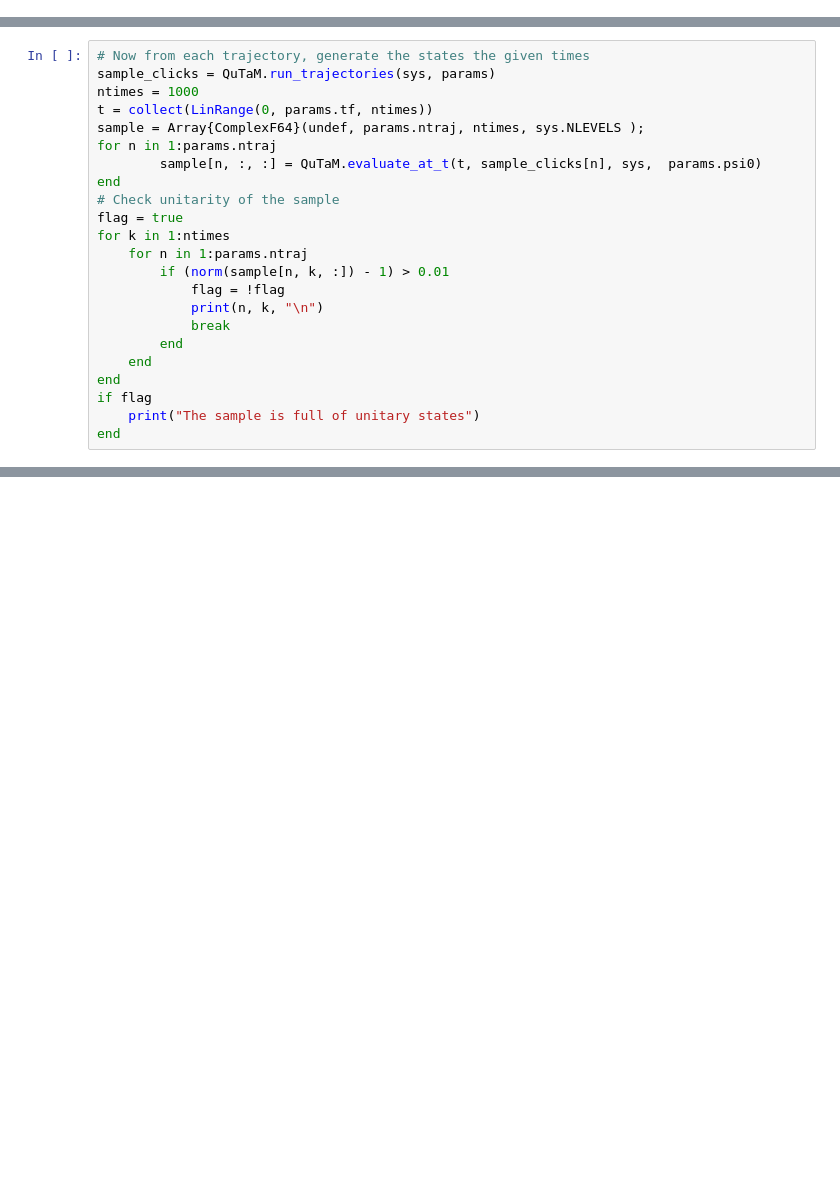
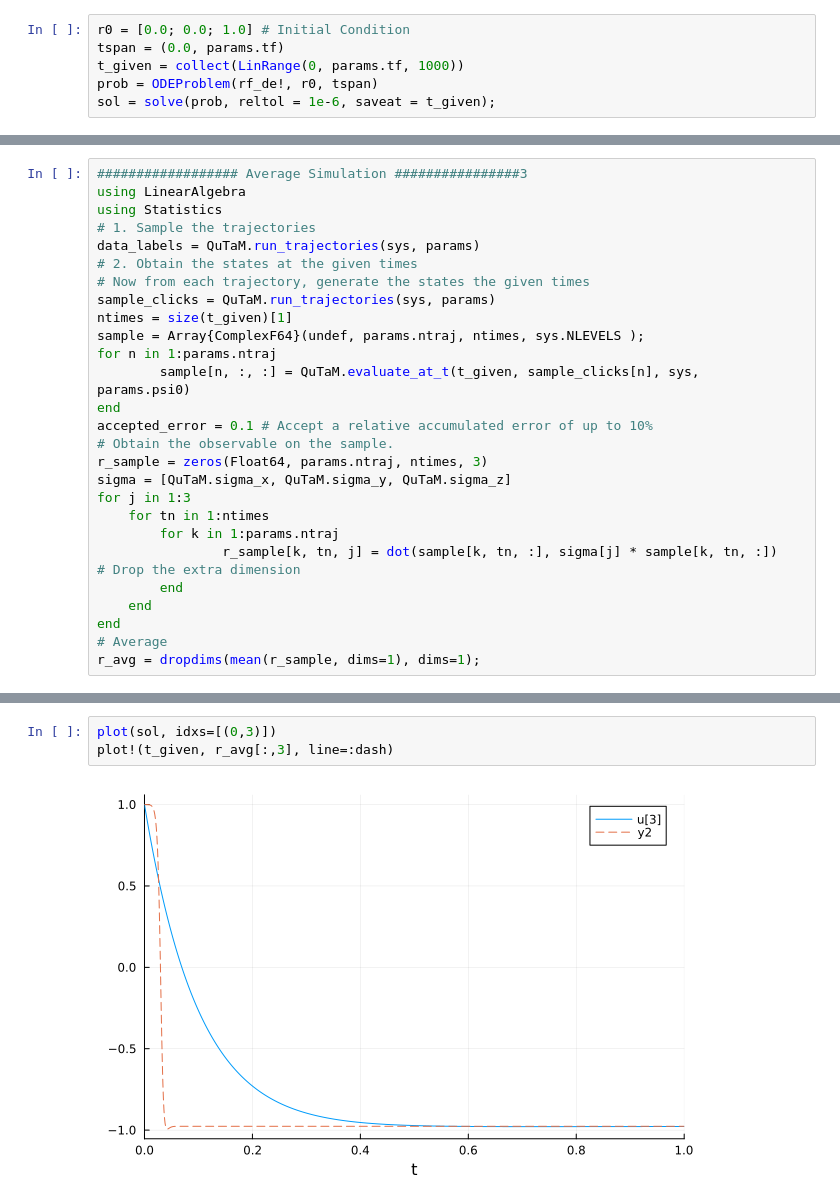
Before and after one commit to Ste1nb0cK/QuTaM.jl, a Jupyter notebook: Gillipsie.ipynb, the cells around one changed output, grey strips where cells are left out. Saved outputs shown, nothing was run; the diff lists cells and outputs as text; blank space fills up the shorter version.

```diff
--- a/Gillipsie.ipynb
+++ b/Gillipsie.ipynb
@@ -19,0 +20,6 @@ eps=0.001)
+# %%
+r0 = [0.0; 0.0; 1.0] # Initial Condition
+tspan = (0.0, params.tf)
+t_given = collect(LinRange(0, params.tf, 1000))
+prob = ODEProblem(rf_de!, r0, tspan)
+sol = solve(prob, reltol = 1e-6, saveat = t_given);
@@ -20,23 +37,27 @@ eps=0.001)
 # %%
+################## Average Simulation ################3
+using LinearAlgebra
+using Statistics
+# 1. Sample the trajectories
+data_labels = QuTaM.run_trajectories(sys, params)
+# 2. Obtain the states at the given times
 # Now from each trajectory, generate the states the given times
 sample_clicks = QuTaM.run_trajectories(sys, params)
-ntimes = 1000
-t = collect(LinRange(0, params.tf, ntimes))
+ntimes = size(t_given)[1]
 sample = Array{ComplexF64}(undef, params.ntraj, ntimes, sys.NLEVELS );
 for n in 1:params.ntraj
-        sample[n, :, :] = QuTaM.evaluate_at_t(t, sample_clicks[n], sys,  params.psi0)
+        sample[n, :, :] = QuTaM.evaluate_at_t(t_given, sample_clicks[n], sys,  params.psi0)
 end
-# Check unitarity of the sample
-flag = true
-for k in 1:ntimes
-    for n in 1:params.ntraj
-        if (norm(sample[n, k, :]) - 1) > 0.01
-            flag = !flag
-            print(n, k, "\n")
-            break
+accepted_error = 0.1 # Accept a relative accumulated error of up to 10%
+# Obtain the observable on the sample.
+r_sample = zeros(Float64, params.ntraj, ntimes, 3)
+sigma = [QuTaM.sigma_x, QuTaM.sigma_y, QuTaM.sigma_z]
+for j in 1:3
+    for tn in 1:ntimes
+        for k in 1:params.ntraj
+                r_sample[k, tn, j] = dot(sample[k, tn, :], sigma[j] * sample[k, tn, :])   # Drop the extra dimension
         end
     end
 end
-if flag
-    print("The sample is full of unitary states")
-end
+# Average
+r_avg = dropdims(mean(r_sample, dims=1), dims=1);
@@ -68,0 +75,5 @@ error = sum(abs.( (x - x_theo) ./ x_theo)) / (sum(abs.(x_theo)))
+# %%
+plot(sol, idxs=[(0,3)])
+plot!(t_given, r_avg[:,3], line=:dash)
+# %% [output]
+[figure, added]
```
Also changed, not shown: parts of 11 cells of this notebook, 5 other files.
